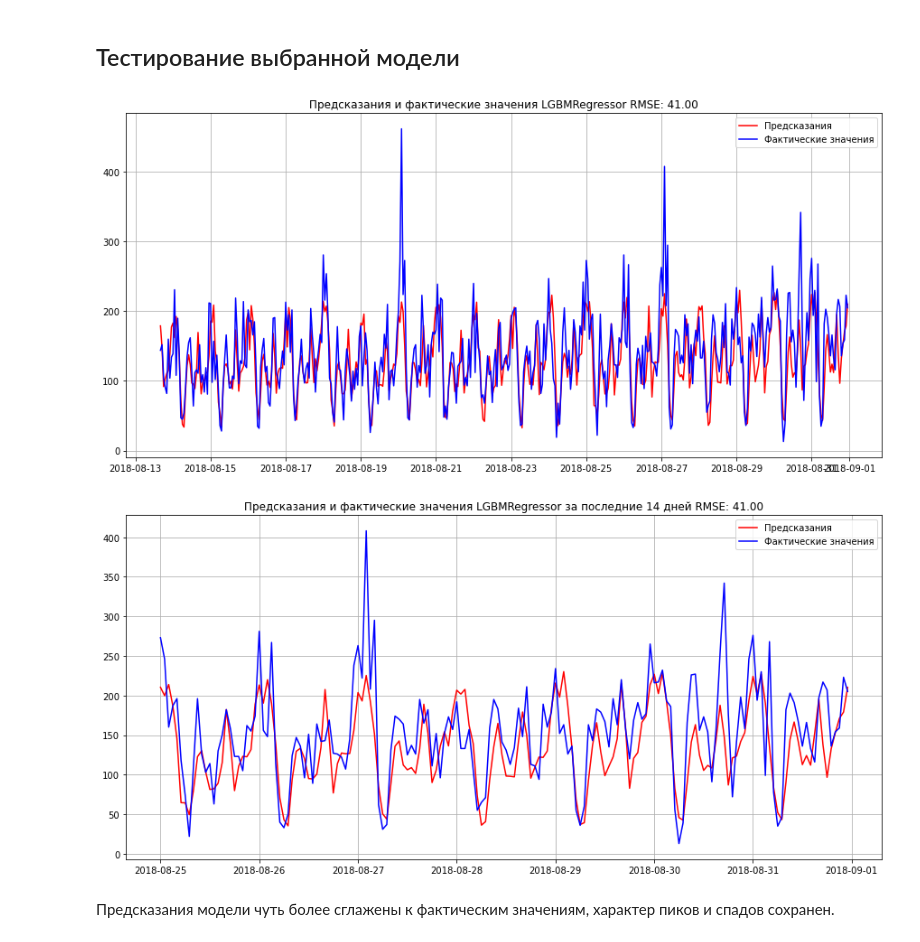
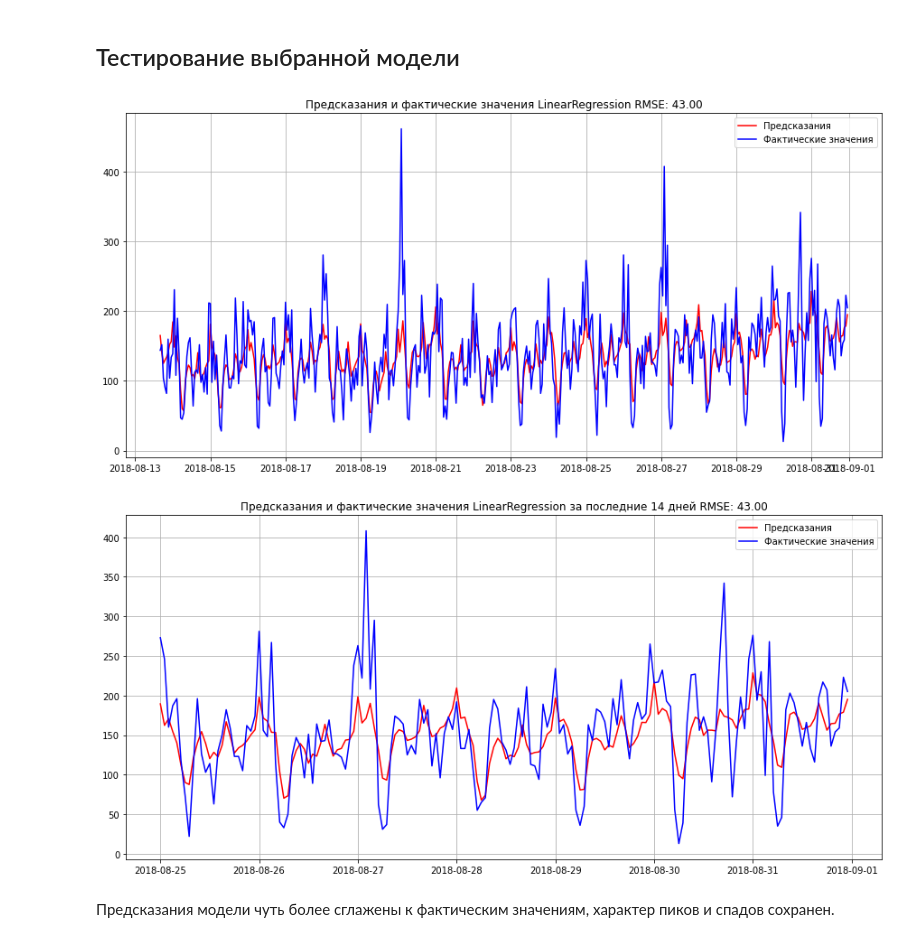
Before and after one commit to LydmiLAB/Data-Science-Projects, a Jupyter notebook: taxi_order_forecasting.ipynb, the cells around one changed output. Drawn from its saved outputs; the diff is of its cells as text; code cells hidden in the pictures.

```diff
--- a/taxi_order_forecasting.ipynb
+++ b/taxi_order_forecasting.ipynb
@@ -217,4 +298,3 @@ df.shape
 df['hour'] = df.index.hour # для учета зависимости числа заказов от номера часа в сутках
 df['weekday'] = df.index.weekday # для учета сезонности по дням
 df['weekend'] = df.index.weekday.isin([5,6]) * 1 # для учета сезонности по выходным дням
-df['month'] = df.index.month # для учета зависимости числа заказов от месяца
@@ -509,7 +625,7 @@ memory usage: 43.0 KB
 None
 # %%
 # Список качественных признаков
-ohe_features = ['weekday', 'month']
+ohe_features = ['weekday']
 
 # Список количественных признаков для преобразований
 num_features = list(X_train.columns.difference(ohe_features))
@@ -862,9 +1050,9 @@ best_predict = df_bests.loc['score', 'Модель'].predict(X_test)
 
 rmse_best_model = round(np.sqrt(mean_squared_error(y_test, best_predict)),0)
 # %%
-plot_prediction('LGBMRegressor', y_test, sample_test=True)
+plot_prediction(df_bests['Имя модели'][0], y_test, sample_test=True)
 # %% [output]
-[figure, old version]
+[figure, new version]
-[figure, old version]
+[figure, new version]
 # %% [markdown]
 Предсказания модели чуть более сглажены к фактическим значениям, характер пиков и спадов сохранен.
```
Also changed, not shown: parts of 55 cells of this notebook.
